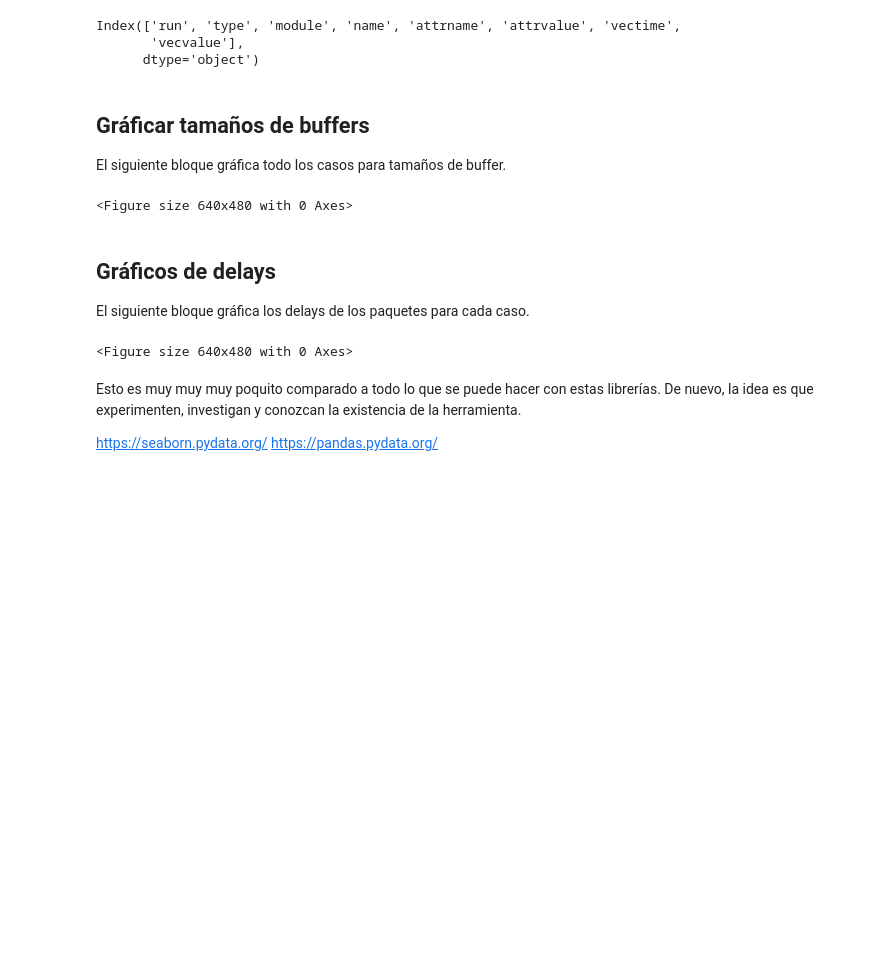
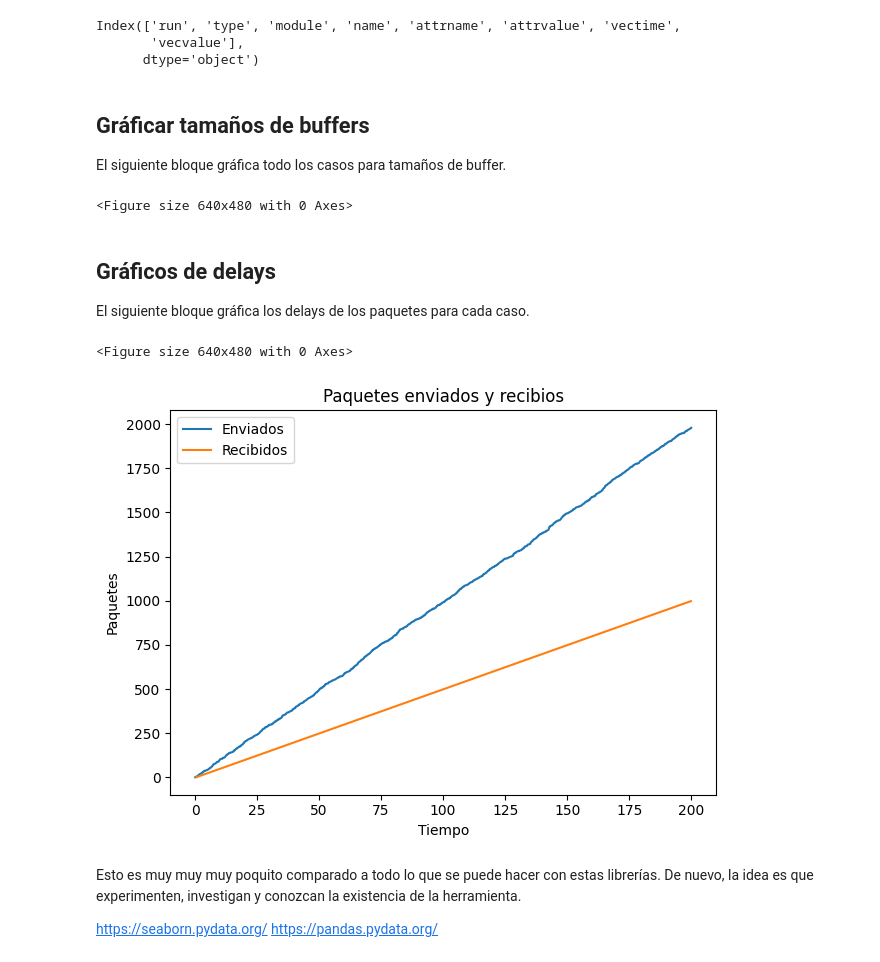
Before and after one commit to facuayala00/Network-Transport-Analysis-and-Design-using-Omnet-, a Jupyter notebook: lab3python/NotebookCambiado.ipynb, the cells around one changed output. Drawn from its saved outputs; the diff is of its cells as text; code cells hidden in the pictures; blank space fills up the shorter version.

```diff
--- a/lab3python/NotebookCambiado.ipynb
+++ b/lab3python/NotebookCambiado.ipynb
@@ -86,14 +107,14 @@ for caso in archivos:
     media = float(media)/10
 
     data = pandas.read_csv(os.path.join(path,caso))
-    time_gen = data['vectime'].loc[[27]].tolist()
-    buffer_gen = data['vecvalue'].loc[[27]].tolist()
+    time_gen = data['vectime'].loc[[28]].tolist()
+    buffer_gen = data['vecvalue'].loc[[28]].tolist()
 
-    time_queue = data['vectime'].loc[[28]].tolist()
-    buffer_queue = data['vecvalue'].loc[[28]].tolist()
+    time_queue = data['vectime'].loc[[29]].tolist()
+    buffer_queue = data['vecvalue'].loc[[29]].tolist()
 
-    time_sink = data['vectime'].loc[[29]].tolist()
-    buffer_sink = data['vecvalue'].loc[[29]].tolist()
+    time_sink = data['vectime'].loc[[30]].tolist()
+    buffer_sink = data['vecvalue'].loc[[30]].tolist()
 
     time_gen = list(map(float,time_gen[0].split()))
     time_queue = list(map(float,time_queue[0].split()))
@@ -130,8 +151,8 @@ for caso in archivos:
 
     data = pandas.read_csv(os.path.join(path,caso))
 
-    time_delay = data['vectime'].loc[[30]].tolist()
-    delay = data['vecvalue'].loc[[30]].tolist()
+    time_delay = data['vectime'].loc[[31]].tolist()
+    delay = data['vecvalue'].loc[[31]].tolist()
     time_delay = list(map(float,time_delay[0].split()))
     delay = list(map(float,delay[0].split()))
 
@@ -148,6 +169,40 @@ for caso in archivos:
     plt.clf()
 # %% [output]
 <Figure size 640x480 with 0 Axes>
+# %%
+# leer packetes enviados
+time_gen = data['vectime'].loc[[26]].tolist()
+buffer_gen = data['vecvalue'].loc[[26]].tolist()
+
+time_rec = data['vectime'].loc[[31]].tolist()
+buffer_rec = data['vecvalue'].loc[[31]].tolist()
+
+time_gen = list(map(float,time_gen[0].split()))
+buffer_gen = list(map(float,buffer_gen[0].split()))
+
+time_rec = list(map(float,time_rec[0].split()))
+buffer_rec = list(map(float,buffer_rec[0].split()))
+
+
+# sumar los paquetes
+for i in range(1,len(buffer_gen)):
+    buffer_gen[i] += buffer_gen[i-1]
+
+for i in range(1,len(buffer_rec)):
+    buffer_rec[i] += buffer_rec[i-1]
+
+
+plt.plot(time_gen,buffer_gen, color='tab:blue', label="Enviados")
+plt.plot(time_rec,buffer_rec, color='tab:orange', label="Recibidos")
+plt.title(f"Paquetes enviados y recibios")
+plt.xlabel("Tiempo")
+plt.ylabel("Paquetes")
+plt.legend()
+plt.tight_layout()
+
+plt.show()
+# %% [output]
+[figure, added]
 # %% [markdown]
 Esto es muy muy muy poquito comparado a todo lo que se puede hacer con estas librerías. De nuevo,
 la idea es que experimenten, investigan y conozcan la existencia de la herramienta.
```
Also changed, not shown: parts of 2 cells of this notebook, 31 other files.
